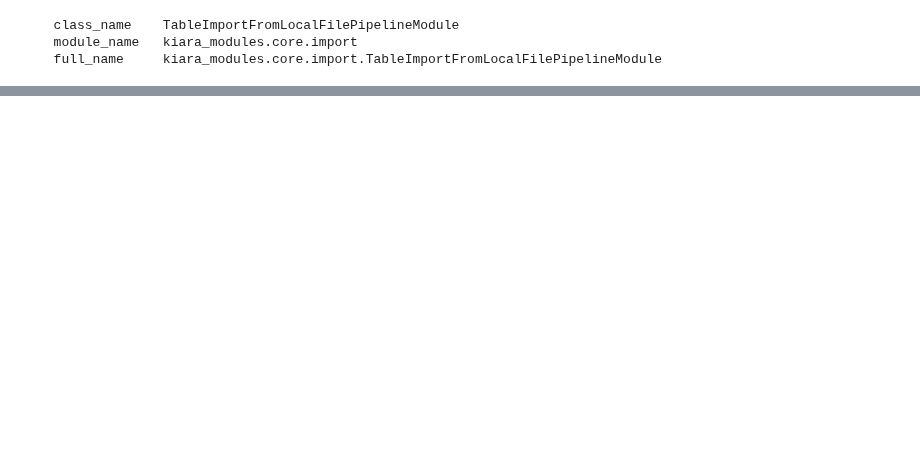
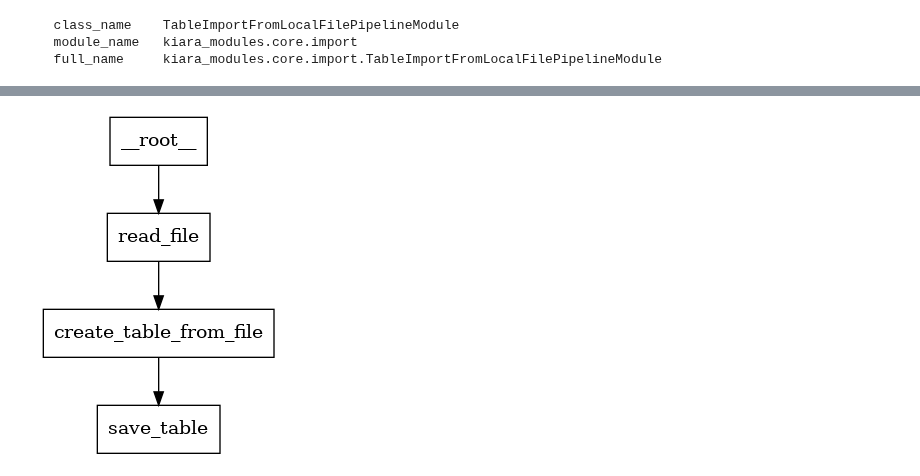
Before and after one commit to DHARPA-Project/kiara.documentation, a Jupyter notebook: docs/drafts/kiara_information_items.ipynb, the cells around one changed output, grey strips where cells are left out. Saved outputs shown, nothing was run; the diff lists cells and outputs as text; code cells hidden in the pictures; blank space fills up the shorter version.

```diff
--- a/docs/drafts/kiara_information_items.ipynb
+++ b/docs/drafts/kiara_information_items.ipynb
@@ -156,0 +333,13 @@ def process(self, inputs: ValueSet, outputs: ValueSet) -> None:
+# %%
+workflow = kiara.create_workflow("table.import.from_local_file")
+workflow_inputs = {
+    "path": "/home/markus/projects/dharpa/kiara/examples/data/journals/JournalNodes1902.csv",
+    "aliases": ["example_alias"]
+}
+workflow.inputs.set_values(**workflow_inputs)
+
+pipeline = workflow.pipeline
+
+graph_to_image(pipeline.structure.execution_graph)
+# %% [output]
+[figure, added]
```
Also changed, not shown: parts of 47 cells of this notebook.
